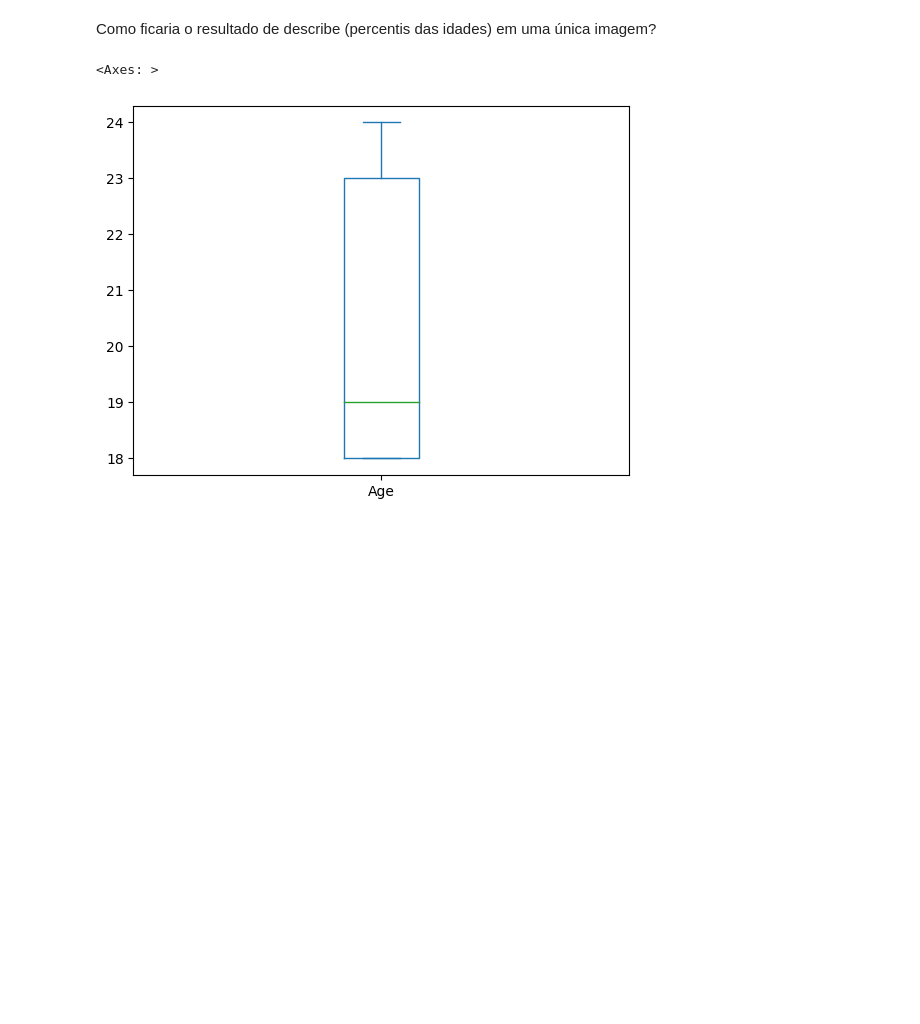
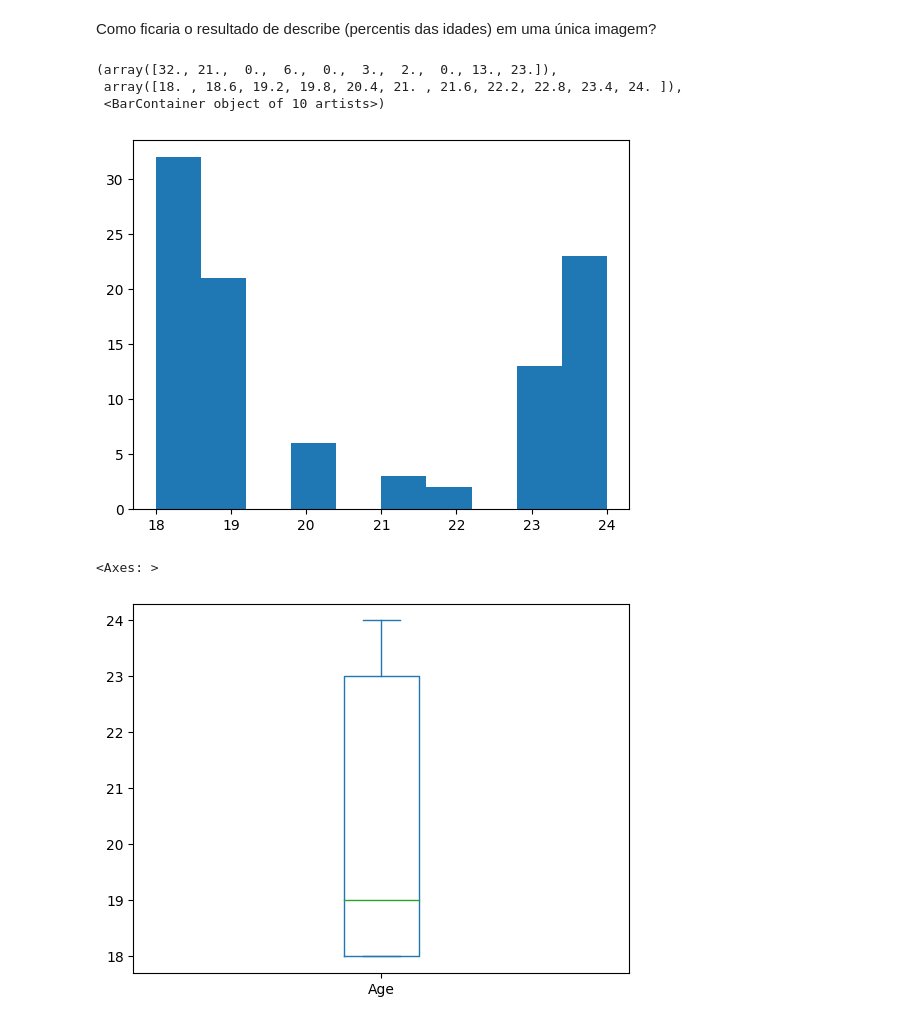
Before and after one commit to eddorileo/mental_health, a Jupyter notebook: mental_health.ipynb, the cells around one changed output. Drawn from its saved outputs; the diff is of its cells as text; code cells hidden in the pictures; blank space fills up the shorter version.

```diff
--- a/mental_health.ipynb
+++ b/mental_health.ipynb
@@ -239,4 +242,13 @@ data.Age.plot()
 # %% [markdown]
 Como ficaria o resultado de describe (percentis das idades) em uma única imagem?
+# %%
+#HISTOGRAMA (Gráfico de barras)
+plt.hist(data2.Age)
+#plt.hist(data2.Age, ec='black')
+# %% [output]
+(array([32., 21.,  0.,  6.,  0.,  3.,  2.,  0., 13., 23.]),
+ array([18. , 18.6, 19.2, 19.8, 20.4, 21. , 21.6, 22.2, 22.8, 23.4, 24. ]),
+ <BarContainer object of 10 artists>)
+[figure, added]
 # %%
 #BOXPLOT
```
Also changed, not shown: parts of 15 cells of this notebook.
